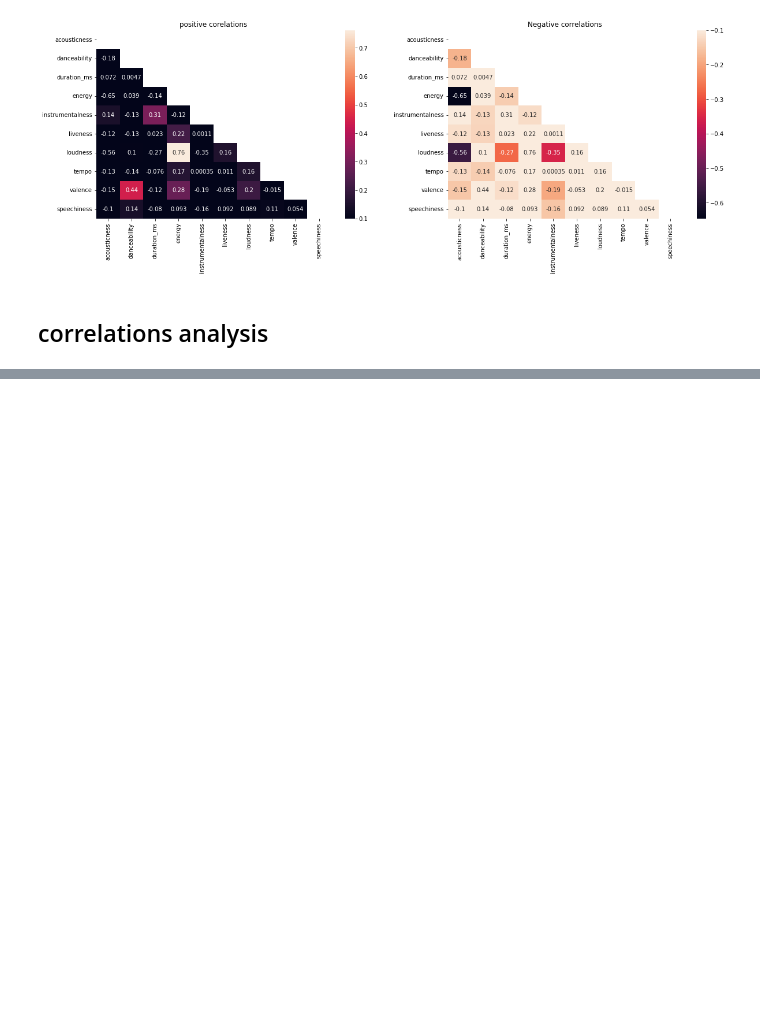
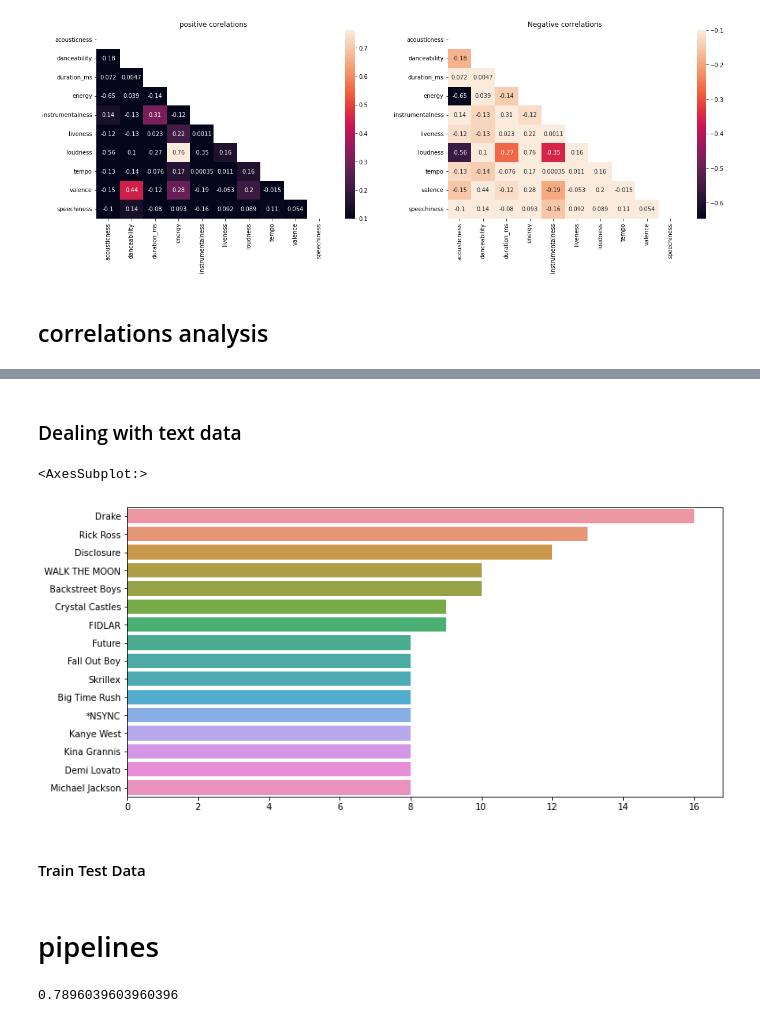
Before and after one commit to srujith-reddy/spotify, a Jupyter notebook: Spotify.ipynb, the cells around one changed output, grey strips where cells are left out. Cells and saved outputs as stored; diff of their text form; code cells hidden in the pictures; blank space fills up the shorter version.

```diff
--- a/Spotify.ipynb
+++ b/Spotify.ipynb
@@ -128,0 +149,11 @@ Text(0.5, 1.0, 'Negative correlations')
+# %% [markdown]
+### Dealing with text data
+# %%
+fig,axes=plt.subplots(1,1,figsize=(12,6))
+singer_songs=playlist['artist'].value_counts()
+sns.barplot(x=singer_songs[:16].values,y=singer_songs[:16].index,ax=axes)
+# %% [output]
+<AxesSubplot:>
+[figure, added]
+# %% [markdown]
+#### Train Test Data
@@ -128,0 +169,2 @@ Text(0.5, 1.0, 'Negative correlations')
+# %% [markdown]
+# pipelines
@@ -128,0 +204,14 @@ Text(0.5, 1.0, 'Negative correlations')
+# %%
+from sklearn.metrics import confusion_matrix, roc_curve, auc, accuracy_score
+from xgboost import XGBClassifier
+
+X_train = preprocessor.fit_transform(X_train)
+X_test = preprocessor.transform(X_test)
+
+model = XGBClassifier()
+model.fit(X_train,y_train)
+y_pred_xgb = model.predict(X_test)
+auc_score_xgb = accuracy_score(y_test, y_pred_xgb)
+print(auc_score_xgb)
+# %% [output]
+0.7896039603960396
```
Also changed, not shown: parts of 7 cells of this notebook.
